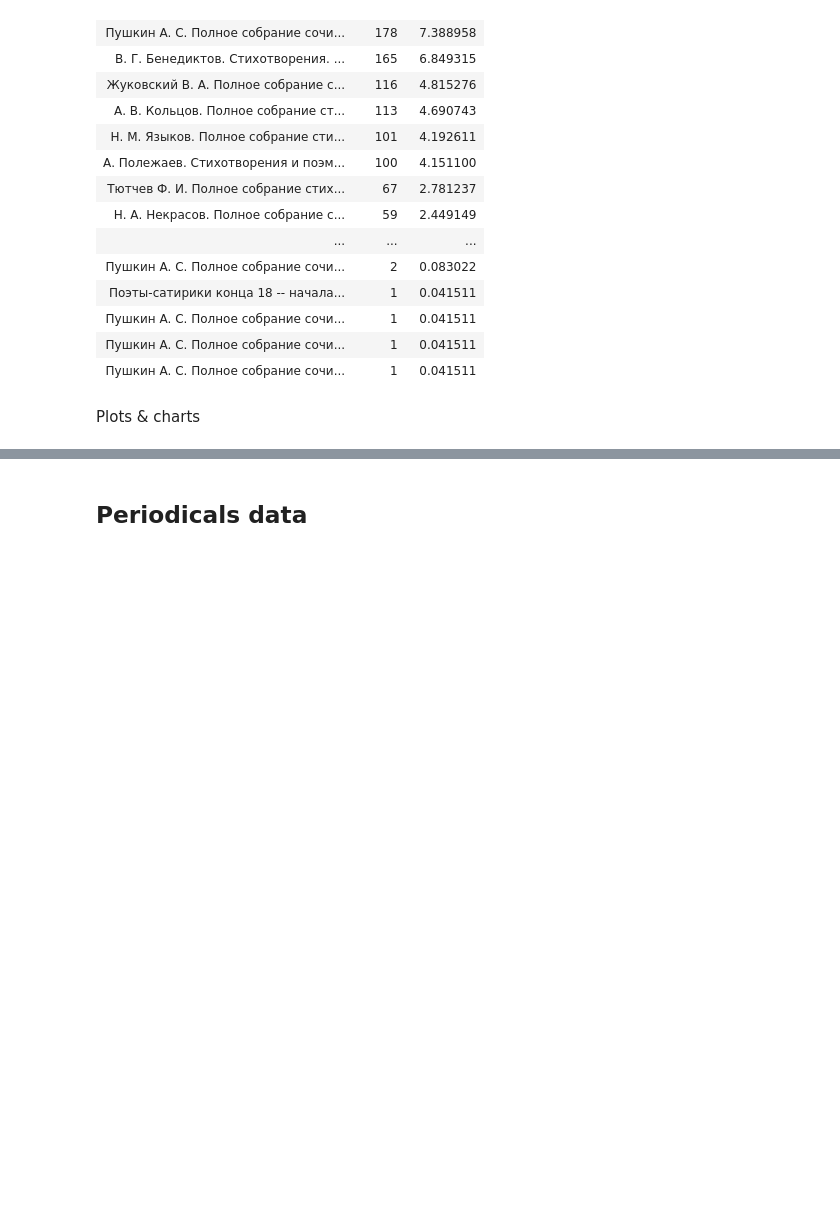
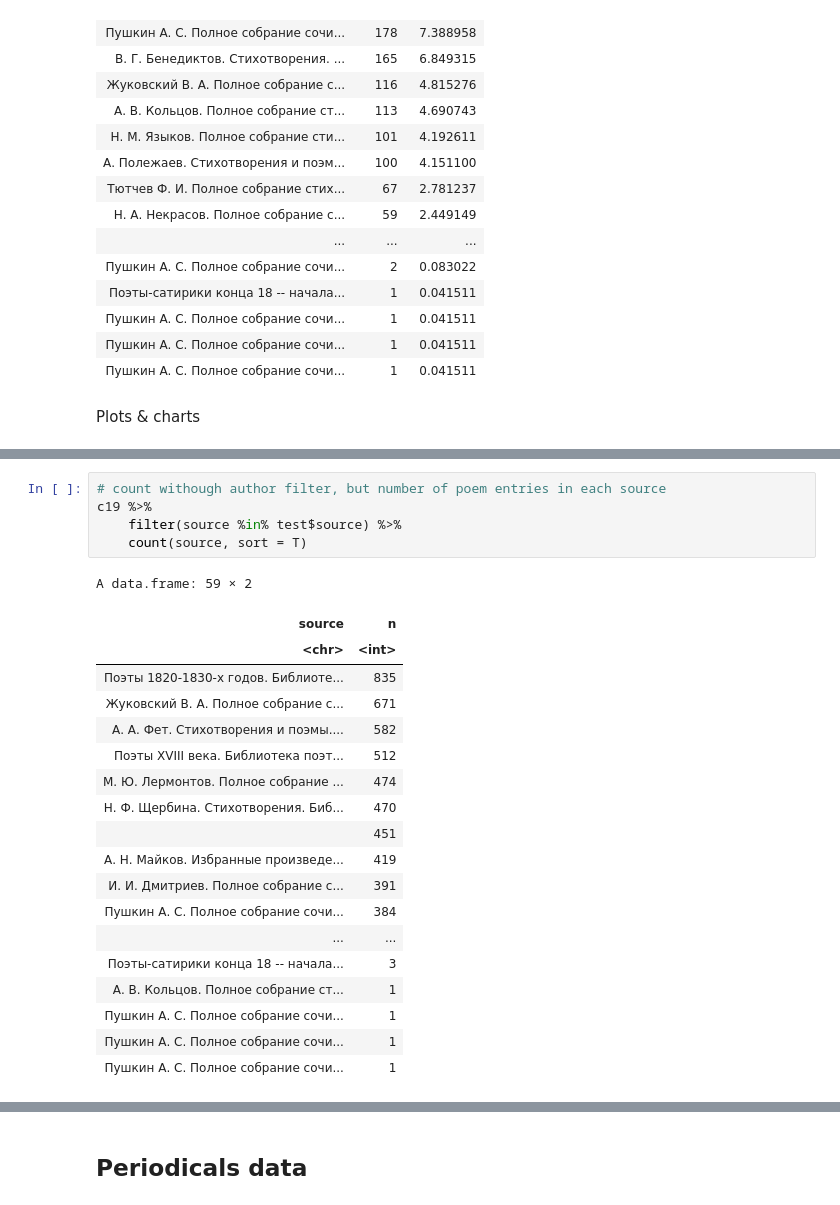
Before and after one commit to tonyamart/corpus35_pr, a Jupyter notebook: scr/01_chapter/01_1_nkrja_comparison.ipynb, the cells around one changed output, grey strips where cells are left out. Cells and saved outputs as stored; diff of their text form; blank space fills up the shorter version.

```diff
--- a/scr/01_chapter/01_1_nkrja_comparison.ipynb
+++ b/scr/01_chapter/01_1_nkrja_comparison.ipynb
@@ -209,0 +202,25 @@ A data.frame: 3 × 4
+# %%
+# count withough author filter, but number of poem entries in each source
+c19 %>%
+    filter(source %in% test$source) %>%
+    count(source, sort = T)
+# %% [output]
+A data.frame: 59 × 2
+| source | n |
+| <chr> | <int> |
+| Поэты 1820-1830-х годов. Библиоте... | 835 |
+| Жуковский В. А. Полное собрание с... | 671 |
+| А. А. Фет. Стихотворения и поэмы.... | 582 |
+| Поэты XVIII века. Библиотека поэт... | 512 |
+| М. Ю. Лермонтов. Полное собрание ... | 474 |
+| Н. Ф. Щербина. Стихотворения. Биб... | 470 |
+|  | 451 |
+| А. Н. Майков. Избранные произведе... | 419 |
+| И. И. Дмитриев. Полное собрание с... | 391 |
+| Пушкин А. С. Полное собрание сочи... | 384 |
+| ... | ... |
+| Поэты-сатирики конца 18 -- начала... | 3 |
+| А. В. Кольцов. Полное собрание ст... | 1 |
+| Пушкин А. С. Полное собрание сочи... | 1 |
+| Пушкин А. С. Полное собрание сочи... | 1 |
+| Пушкин А. С. Полное собрание сочи... | 1 |
```
Also changed, not shown: parts of 20 cells of this notebook, 2 other files.
